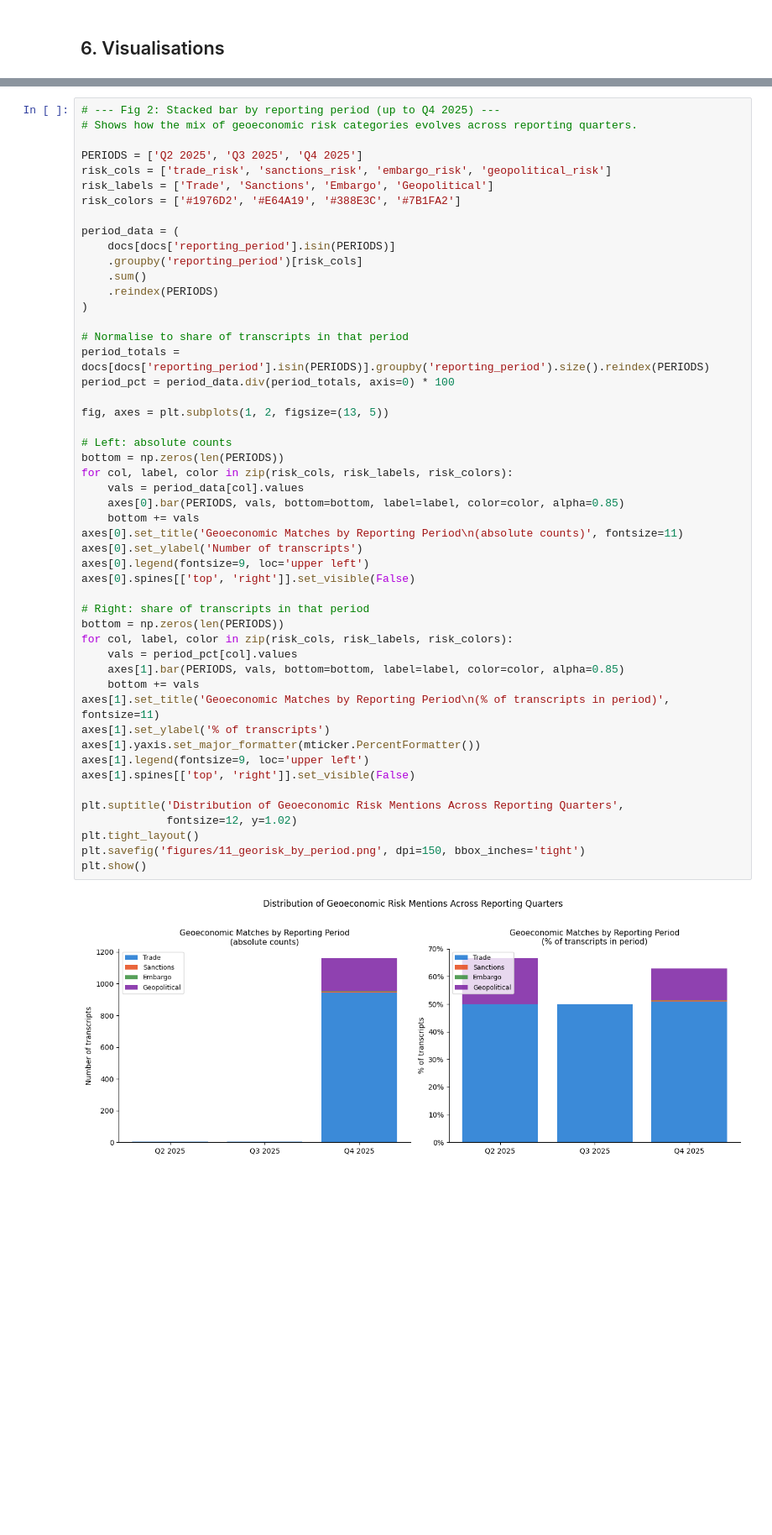
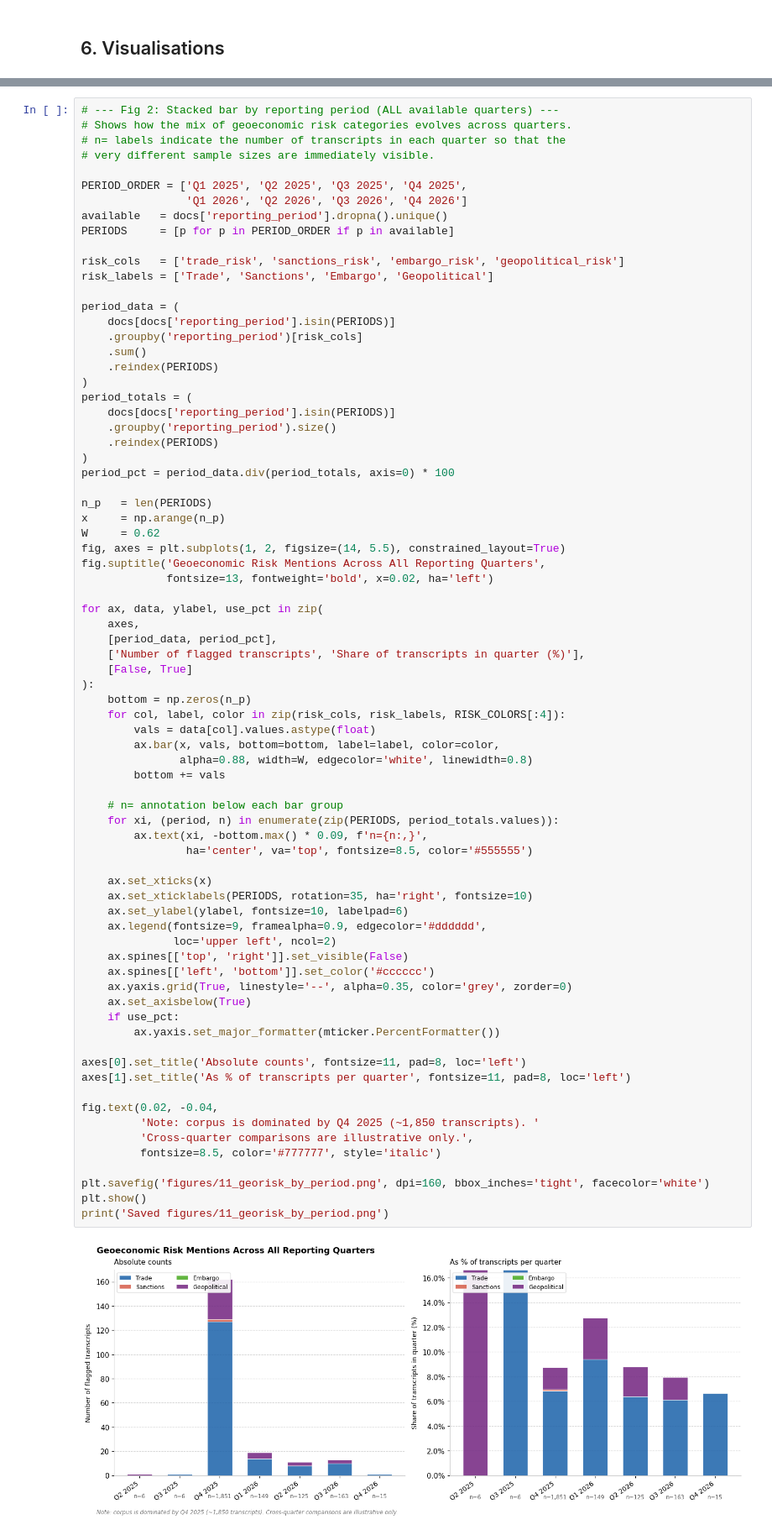
Before and after one commit to juttingn/earnings-call-text-analysis, a Jupyter notebook: 03_geoeconomic_search.ipynb, the cells around one changed output, grey strips where cells are left out. Shown at 84% size. Cells and saved outputs as stored; diff of their text form; blank space fills up the shorter version.

```diff
--- a/03_geoeconomic_search.ipynb
+++ b/03_geoeconomic_search.ipynb
@@ -384,52 +425,77 @@ plt.show()
 # %%
-# --- Fig 2: Stacked bar by reporting period (up to Q4 2025) ---
-# Shows how the mix of geoeconomic risk categories evolves across reporting quarters.
+# --- Fig 2: Stacked bar by reporting period (ALL available quarters) ---
+# Shows how the mix of geoeconomic risk categories evolves across quarters.
+# n= labels indicate the number of transcripts in each quarter so that the
+# very different sample sizes are immediately visible.
 
-PERIODS = ['Q2 2025', 'Q3 2025', 'Q4 2025']
-risk_cols = ['trade_risk', 'sanctions_risk', 'embargo_risk', 'geopolitical_risk']
+PERIOD_ORDER = ['Q1 2025', 'Q2 2025', 'Q3 2025', 'Q4 2025',
+                'Q1 2026', 'Q2 2026', 'Q3 2026', 'Q4 2026']
+available   = docs['reporting_period'].dropna().unique()
+PERIODS     = [p for p in PERIOD_ORDER if p in available]
+
+risk_cols   = ['trade_risk', 'sanctions_risk', 'embargo_risk', 'geopolitical_risk']
 risk_labels = ['Trade', 'Sanctions', 'Embargo', 'Geopolitical']
-risk_colors = ['#1976D2', '#E64A19', '#388E3C', '#7B1FA2']
 
 period_data = (
     docs[docs['reporting_period'].isin(PERIODS)]
     .groupby('reporting_period')[risk_cols]
     .sum()
     .reindex(PERIODS)
 )
-
-# Normalise to share of transcripts in that period
-period_totals = docs[docs['reporting_period'].isin(PERIODS)].groupby('reporting_period').size().reindex(PERIODS)
+period_totals = (
+    docs[docs['reporting_period'].isin(PERIODS)]
+    .groupby('reporting_period').size()
+    .reindex(PERIODS)
+)
 period_pct = period_data.div(period_totals, axis=0) * 100
 
-fig, axes = plt.subplots(1, 2, figsize=(13, 5))
+n_p   = len(PERIODS)
+x     = np.arange(n_p)
+W     = 0.62
+fig, axes = plt.subplots(1, 2, figsize=(14, 5.5), constrained_layout=True)
+fig.suptitle('Geoeconomic Risk Mentions Across All Reporting Quarters',
+             fontsize=13, fontweight='bold', x=0.02, ha='left')
 
-# Left: absolute counts
-bottom = np.zeros(len(PERIODS))
-for col, label, color in zip(risk_cols, risk_labels, risk_colors):
-    vals = period_data[col].values
-    axes[0].bar(PERIODS, vals, bottom=bottom, label=label, color=color, alpha=0.85)
-    bottom += vals
-axes[0].set_title('Geoeconomic Matches by Reporting Period\n(absolute counts)', fontsize=11)
-axes[0].set_ylabel('Number of transcripts')
-axes[0].legend(fontsize=9, loc='upper left')
-axes[0].spines[['top', 'right']].set_visible(False)
+for ax, data, ylabel, use_pct in zip(
+    axes,
+    [period_data, period_pct],
+    ['Number of flagged transcripts', 'Share of transcripts in quarter (%)'],
+    [False, True]
+):
+    bottom = np.zeros(n_p)
+    for col, label, color in zip(risk_cols, risk_labels, RISK_COLORS[:4]):
+        vals = data[col].values.astype(float)
+        ax.bar(x, vals, bottom=bottom, label=label, color=color,
+               alpha=0.88, width=W, edgecolor='white', linewidth=0.8)
+        bottom += vals
 
-# Right: share of transcripts in that period
-bottom = np.zeros(len(PERIODS))
-for col, label, color in zip(risk_cols, risk_labels, risk_colors):
-    vals = period_pct[col].values
-    axes[1].bar(PERIODS, vals, bottom=bottom, label=label, color=color, alpha=0.85)
-    bottom += vals
-axes[1].set_title('Geoeconomic Matches by Reporting Period\n(% of transcripts in period)', fontsize=11)
-axes[1].set_ylabel('% of transcripts')
-axes[1].yaxis.set_major_formatter(mticker.PercentFormatter())
-axes[1].legend(fontsize=9, loc='upper left')
-axes[1].spines[['top', 'right']].set_visible(False)
+    # n= annotation below each bar group
+    for xi, (period, n) in enumerate(zip(PERIODS, period_totals.values)):
+        ax.text(xi, -bottom.max() * 0.09, f'n={n:,}',
+                ha='center', va='top', fontsize=8.5, color='#555555')
 
-plt.suptitle('Distribution of Geoeconomic Risk Mentions Across Reporting Quarters',
-             fontsize=12, y=1.02)
-plt.tight_layout()
-plt.savefig('figures/11_georisk_by_period.png', dpi=150, bbox_inches='tight')
+    ax.set_xticks(x)
+    ax.set_xticklabels(PERIODS, rotation=35, ha='right', fontsize=10)
+    ax.set_ylabel(ylabel, fontsize=10, labelpad=6)
+    ax.legend(fontsize=9, framealpha=0.9, edgecolor='#dddddd',
+              loc='upper left', ncol=2)
+    ax.spines[['top', 'right']].set_visible(False)
+    ax.spines[['left', 'bottom']].set_color('#cccccc')
+    ax.yaxis.grid(True, linestyle='--', alpha=0.35, color='grey', zorder=0)
+    ax.set_axisbelow(True)
+    if use_pct:
+        ax.yaxis.set_major_formatter(mticker.PercentFormatter())
+
+axes[0].set_title('Absolute counts', fontsize=11, pad=8, loc='left')
+axes[1].set_title('As % of transcripts per quarter', fontsize=11, pad=8, loc='left')
+
+fig.text(0.02, -0.04,
+         'Note: corpus is dominated by Q4 2025 (~1,850 transcripts). '
+         'Cross-quarter comparisons are illustrative only.',
+         fontsize=8.5, color='#777777', style='italic')
+
+plt.savefig('figures/11_georisk_by_period.png', dpi=160, bbox_inches='tight', facecolor='white')
 plt.show()
+print('Saved figures/11_georisk_by_period.png')
 # %% [output]
-[figure, old version]
+[figure, new version]
```
Also changed, not shown: parts of 8 cells of this notebook, 11 other files.
